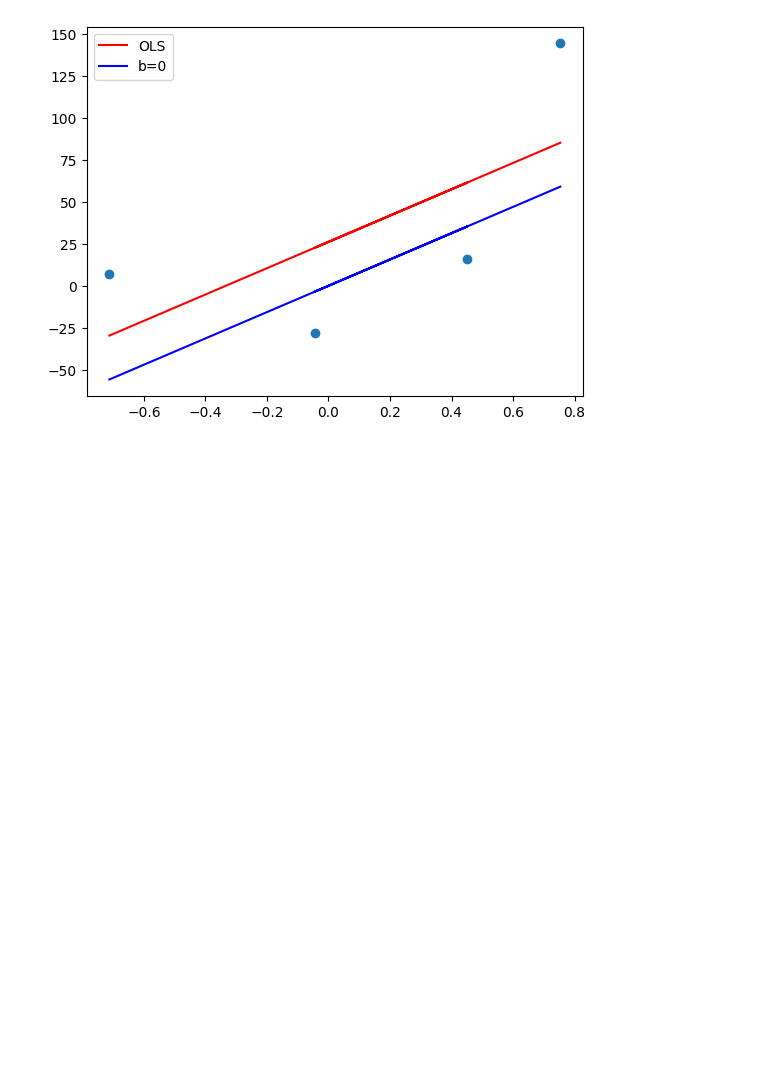
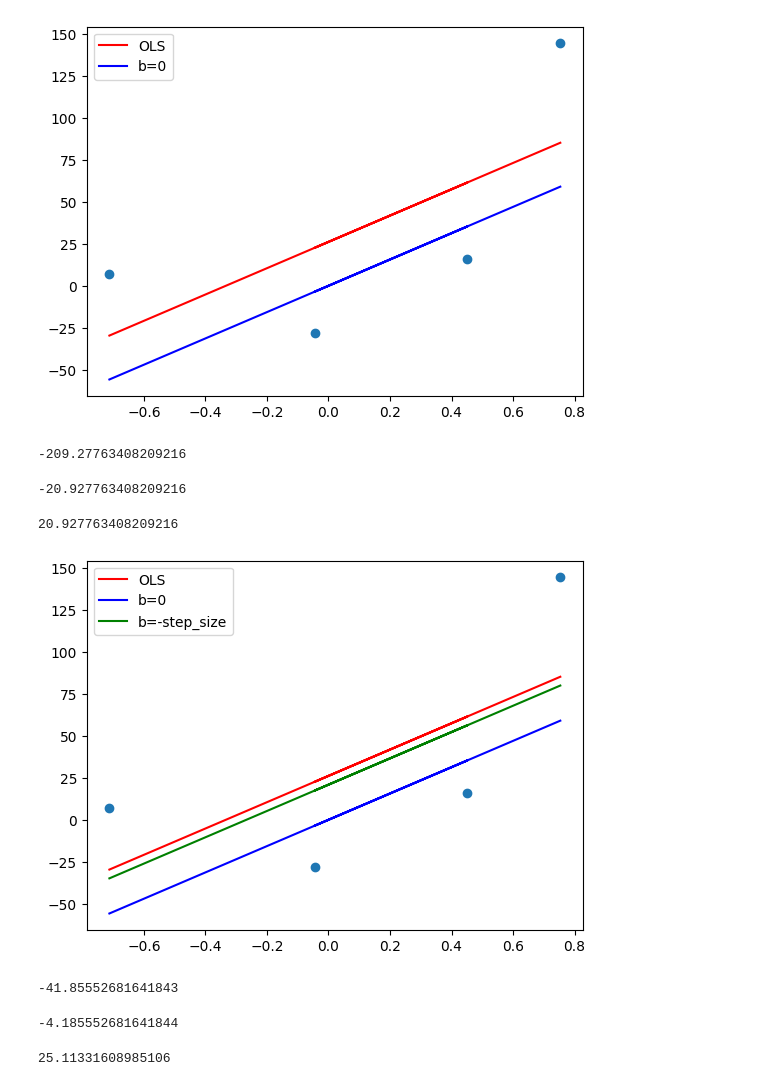
Before and after one commit to gtanish2003/Data-Science, a Jupyter notebook: Gradient Descent/GDfromScratch.ipynb, the cells around one changed output. Cells and saved outputs as stored; diff of their text form; code cells hidden in the pictures; blank space fills up the shorter version.

```diff
--- a/Gradient Descent/GDfromScratch.ipynb
+++ b/Gradient Descent/GDfromScratch.ipynb
@@ -50,3 +50,49 @@ plt.legend()
 plt.show()
 # %% [output]
 [figure]
+# %%
+m=78.35
+b=0
+loss_slope=-2*np.sum(y-m*X.ravel()-b)
+loss_slope
+# %% [output]
+-209.27763408209216
+# %%
+# Lets take learning rate (lr)=0.1
+
+lr=0.1
+step_size=loss_slope*lr
+step_size
+# %% [output]
+-20.927763408209216
+# %%
+b=b-step_size
+b
+# %% [output]
+20.927763408209216
+# %%
+y_pred1=((78.35*X)+b).reshape(4)
+plt.scatter(X,y)
+plt.plot(X,reg.predict(X),color='red',label='OLS')
+plt.plot(X,y_pred,color='blue',label='b=0')
+plt.plot(X,y_pred1,color='green',label='b=-step_size')
+plt.legend()
+plt.show()
+# %% [output]
+[figure, added]
+# %%
+# Iteration 2
+loss_slope=-2*np.sum(y-m*X.ravel()-b)
+loss_slope
+# %% [output]
+-41.85552681641843
+# %%
+step_size=loss_slope*lr
+step_size
+# %% [output]
+-4.185552681641844
+# %%
+b=b-step_size
+b
+# %% [output]
+25.11331608985106
```
Also changed, not shown: parts of 6 cells of this notebook.
